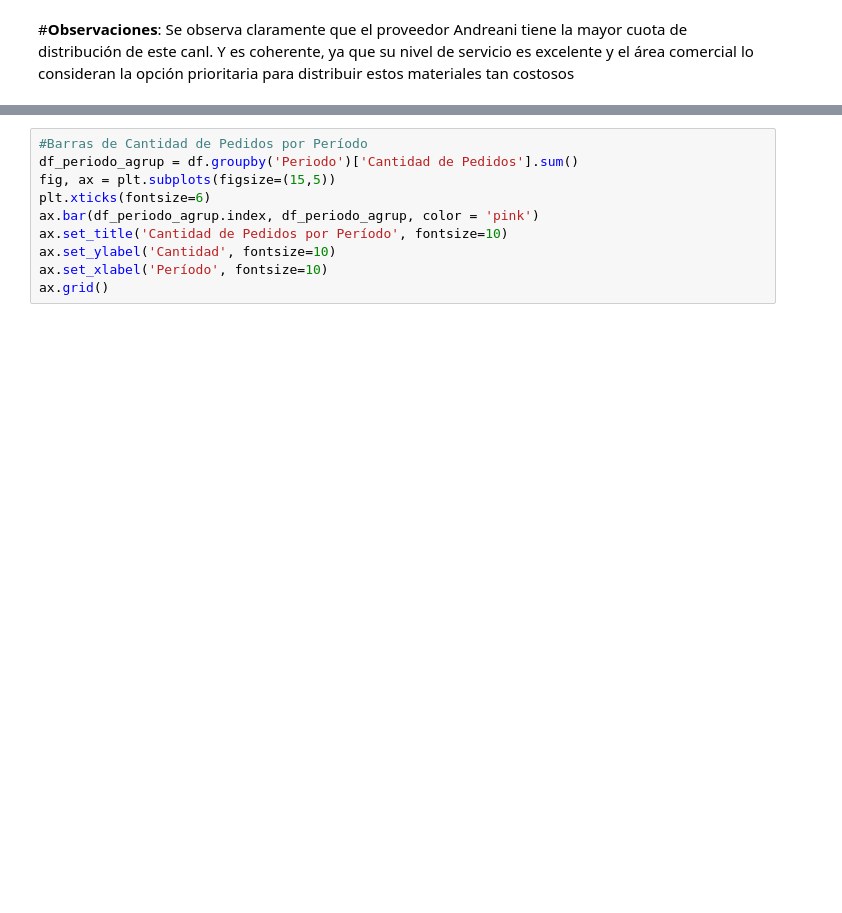
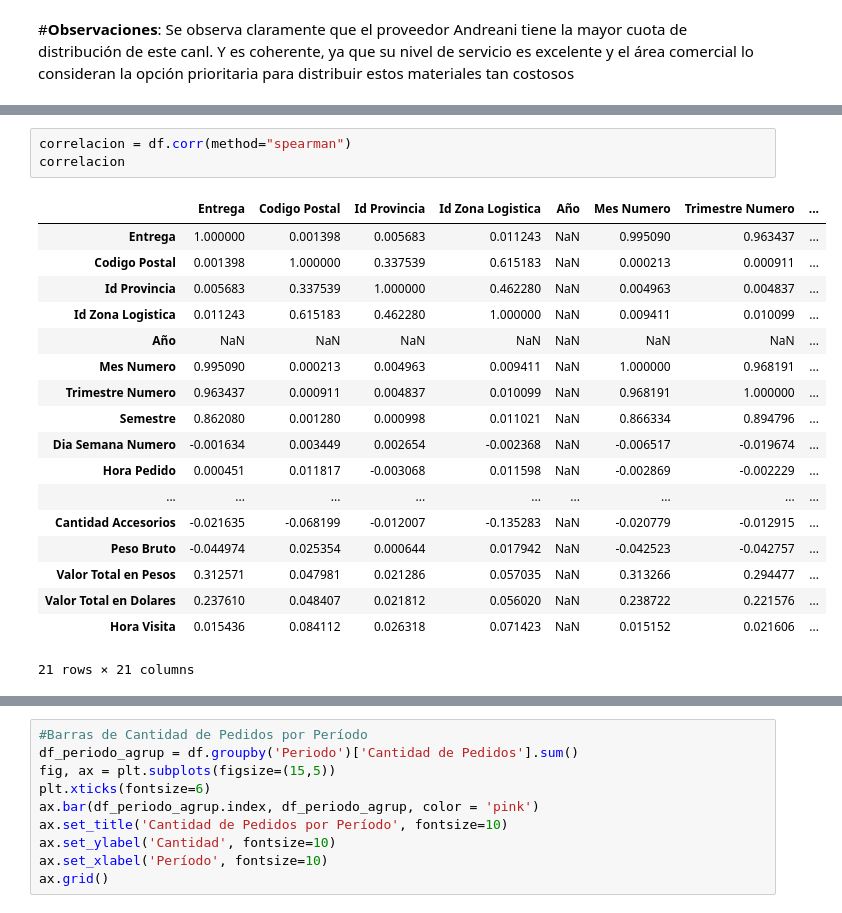
Before and after one commit to Leonardo-rodcas/Proyecto-DS-61190-E-Commerce, a Jupyter notebook: ProyectoDS_Rodriguez_Castillo_Leonardo.ipynb, the cells around one changed output, grey strips where cells are left out. Drawn from its saved outputs; the diff is of its cells as text; blank space fills up the shorter version.

```diff
--- a/ProyectoDS_Rodriguez_Castillo_Leonardo.ipynb
+++ b/ProyectoDS_Rodriguez_Castillo_Leonardo.ipynb
@@ -807,0 +784,22 @@ plt.tight_layout()
+# %%
+correlacion = df.corr(method="spearman")
+correlacion
+# %% [output]
+|  | Entrega | Codigo Postal | Id Provincia | Id Zona Logistica | Año | Mes Numero | Trimestre Numero | ... |
+| Entrega | 1.000000 | 0.001398 | 0.005683 | 0.011243 | NaN | 0.995090 | 0.963437 | ... |
+| Codigo Postal | 0.001398 | 1.000000 | 0.337539 | 0.615183 | NaN | 0.000213 | 0.000911 | ... |
+| Id Provincia | 0.005683 | 0.337539 | 1.000000 | 0.462280 | NaN | 0.004963 | 0.004837 | ... |
+| Id Zona Logistica | 0.011243 | 0.615183 | 0.462280 | 1.000000 | NaN | 0.009411 | 0.010099 | ... |
+| Año | NaN | NaN | NaN | NaN | NaN | NaN | NaN | ... |
+| Mes Numero | 0.995090 | 0.000213 | 0.004963 | 0.009411 | NaN | 1.000000 | 0.968191 | ... |
+| Trimestre Numero | 0.963437 | 0.000911 | 0.004837 | 0.010099 | NaN | 0.968191 | 1.000000 | ... |
+| Semestre | 0.862080 | 0.001280 | 0.000998 | 0.011021 | NaN | 0.866334 | 0.894796 | ... |
+| Dia Semana Numero | -0.001634 | 0.003449 | 0.002654 | -0.002368 | NaN | -0.006517 | -0.019674 | ... |
+| Hora Pedido | 0.000451 | 0.011817 | -0.003068 | 0.011598 | NaN | -0.002869 | -0.002229 | ... |
+| ... | ... | ... | ... | ... | ... | ... | ... | ... |
+| Cantidad Accesorios | -0.021635 | -0.068199 | -0.012007 | -0.135283 | NaN | -0.020779 | -0.012915 | ... |
+| Peso Bruto | -0.044974 | 0.025354 | 0.000644 | 0.017942 | NaN | -0.042523 | -0.042757 | ... |
+| Valor Total en Pesos | 0.312571 | 0.047981 | 0.021286 | 0.057035 | NaN | 0.313266 | 0.294477 | ... |
+| Valor Total en Dolares | 0.237610 | 0.048407 | 0.021812 | 0.056020 | NaN | 0.238722 | 0.221576 | ... |
+| Hora Visita | 0.015436 | 0.084112 | 0.026318 | 0.071423 | NaN | 0.015152 | 0.021606 | ... |
+21 rows × 21 columns
```
Also changed, not shown: parts of 13 cells of this notebook.
